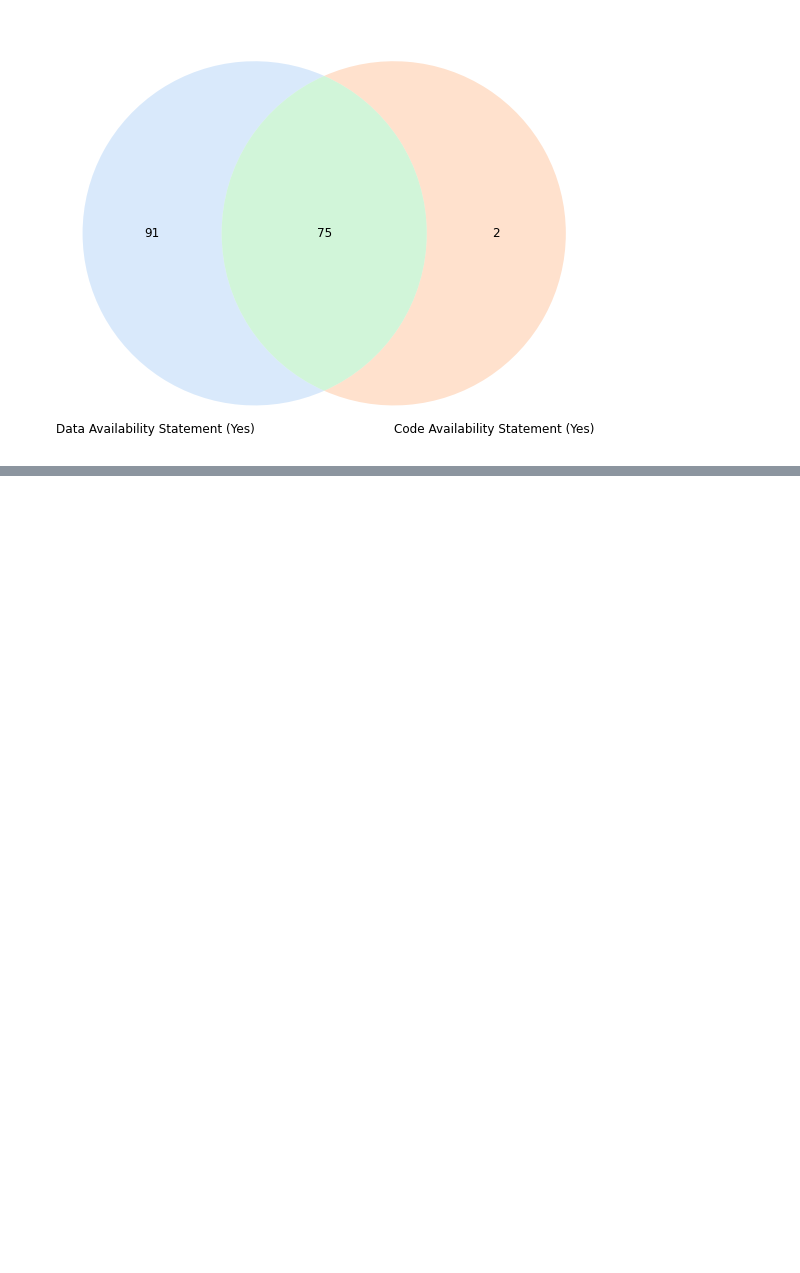
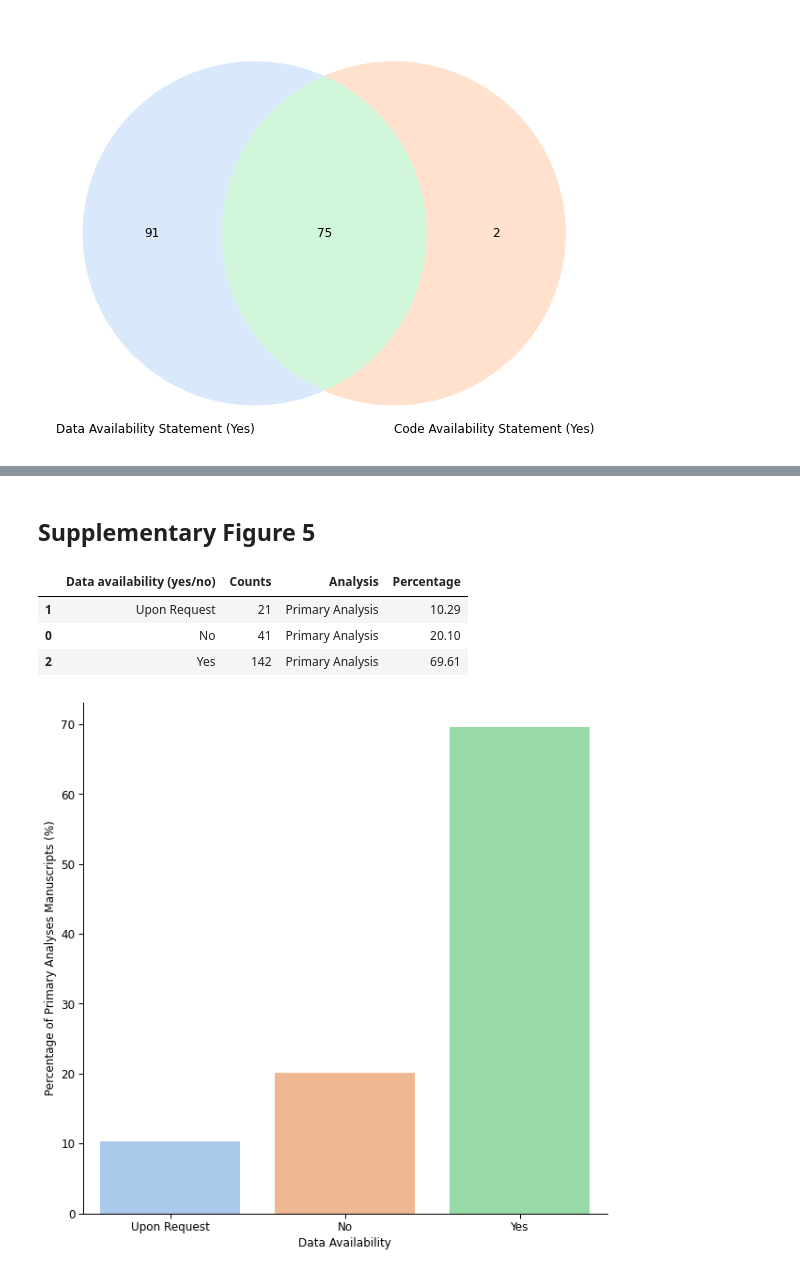
Before and after one commit to Mangul-Lab-USC/code-availability, a Jupyter notebook: notebooks/Figures.ipynb, the cells around one changed output, grey strips where cells are left out. Cells and saved outputs as stored; diff of their text form; code cells hidden in the pictures; blank space fills up the shorter version.

```diff
--- a/notebooks/Figures.ipynb
+++ b/notebooks/Figures.ipynb
@@ -1072,0 +1047,53 @@ df_temp
+# %% [markdown]
+## Supplementary Figure 5
+# %%
+df_temp=pd.DataFrame({'Counts': df.groupby(['Secondary analysis','Data availability (yes/no)']).size()}).reset_index()
+df_temp.loc[df_temp['Secondary analysis'] == 'hybrid', 'Secondary analysis'] = 'Hybrid'
+df_temp['Analysis']='Unknown'
+df_temp.loc[df_temp['Secondary analysis'] == 'yes', 'Analysis'] = 'Secondary Analysis'
+df_temp.loc[df_temp['Secondary analysis'] == 'Hybrid', 'Analysis'] = 'Both'
+df_temp.loc[df_temp['Secondary analysis'] == 'no', 'Analysis'] = 'Primary Analysis'
+#df_temp.loc[df_temp['Secondary analysis'] == 'Hybrid', 'Secondary analysis'] = 'yes'
+df_temp = df_temp.drop('Secondary analysis', axis=1)
+
+df_temp.loc[df_temp['Data availability (yes/no)'] == 'no', 'Data availability (yes/no)'] = 'No'
+df_temp.loc[df_temp['Data availability (yes/no)'] == 'upon request', 'Data availability (yes/no)'] = 'Upon Request'
+df_temp.loc[df_temp['Data availability (yes/no)'] == 'yes', 'Data availability (yes/no)'] = 'Yes'
+
+
+#dealing with both value for Analysis column
+df_temp.loc[2,'Counts'] += df_temp.loc[0,'Counts']
+df_temp.loc[4,'Counts'] += df_temp.loc[1,'Counts']
+df_temp = df_temp.drop(0)
+df_temp = df_temp.drop(1)
+
+
+df_temp['Percentage'] = (df_temp['Counts']/df_temp['Counts'].sum()) * 100
+df_temp['Percentage']=df_temp['Percentage'].round(2)
+
+df_temp=df_temp.reset_index()
+df_temp=df_temp.drop('index', axis=1)
+
+df_temp=df_temp.sort_values('Percentage', ascending=True)
+
+df_temp
+# %% [output]
+|  | Data availability (yes/no) | Counts | Analysis | Percentage |
+| 1 | Upon Request | 21 | Primary Analysis | 10.29 |
+| 0 | No | 41 | Primary Analysis | 20.10 |
+| 2 | Yes | 142 | Primary Analysis | 69.61 |
+# %%
+plt.figure(figsize=(10, 10))
+plt.rcParams.update({'font.size': 12})
+rcParams['font.family'] = 'sans-serif'
+sns.set_context("paper",font_scale=1)
+sns.set_palette("pastel")
+sns.barplot(data=df_temp, x='Data availability (yes/no)',y='Percentage', ci=None)
+plt.xlabel("Data Availability",fontsize=12)
+plt.ylabel("Percentage of Primary Analyses Manuscripts (%)",fontsize=12)
+plt.tick_params(axis='both', labelsize=12)
+sns.despine()
+plt.savefig('../Figures/sup5.png', format='png', dpi=300)
+plt.show()
+# %% [output]
+[figure, added]
```
Also changed, not shown: parts of 15 cells of this notebook, 4 other files.
